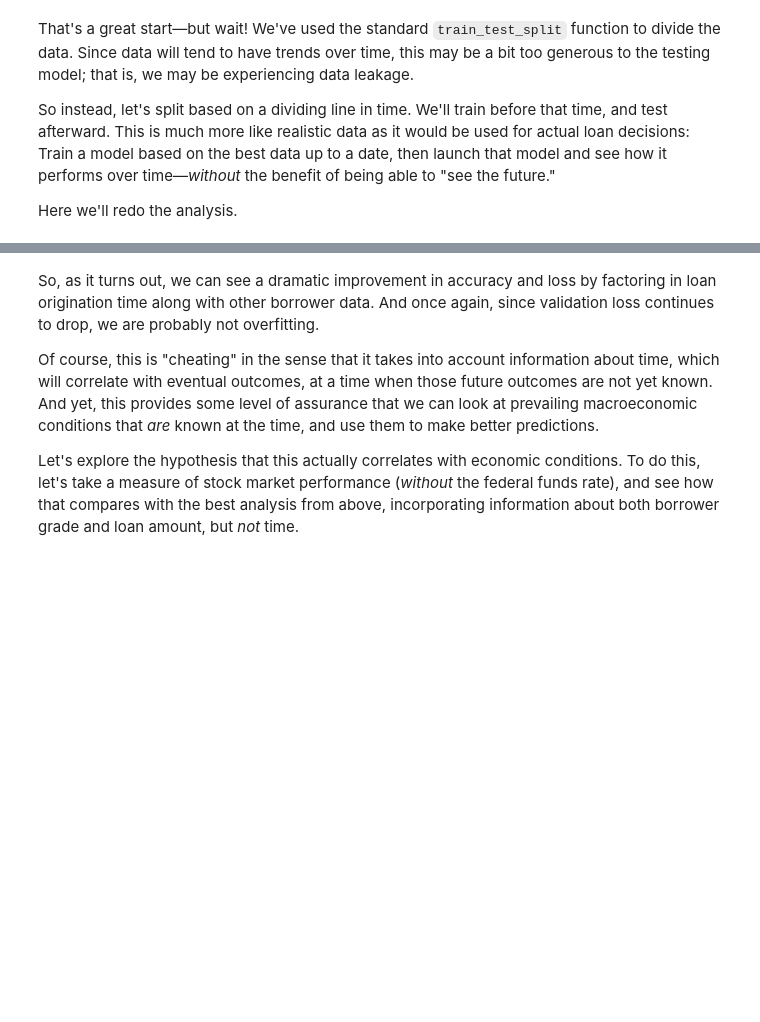
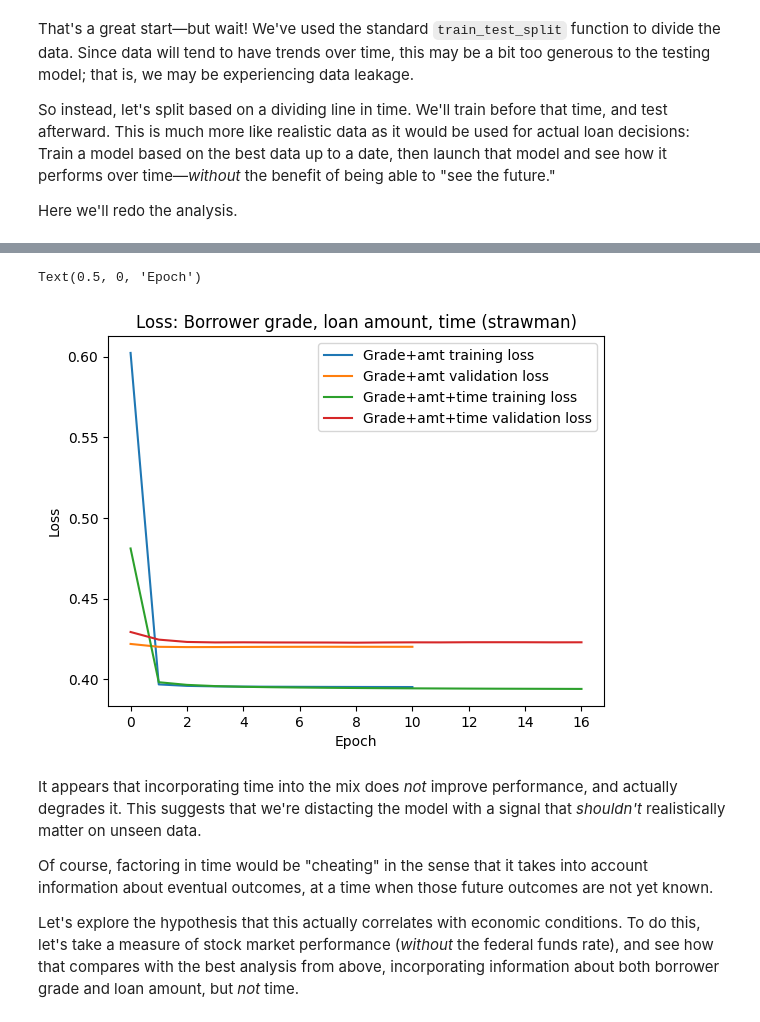
Before and after one commit to jshuma/experimental, a Jupyter notebook: capstone_lendingclub/lendingclub_analysis.ipynb, the cells around one changed output, grey strips where cells are left out. Saved outputs shown, nothing was run; the diff lists cells and outputs as text; code cells hidden in the pictures; blank space fills up the shorter version.

```diff
--- a/capstone_lendingclub/lendingclub_analysis.ipynb
+++ b/capstone_lendingclub/lendingclub_analysis.ipynb
@@ -414,39 +415,42 @@ Now let's see if we can make better predictions by factoring time into this.
 # %%
 df4 = accepted_df[['grade_score', 'loan_amnt', 'issue_d_month_index', 'loan_status_code']].dropna()
 df4 = df4.sample(frac=data_frac)
 
 t = make_column_transformer((StandardScaler(), ['grade_score', 'loan_amnt', 'issue_d_month_index']),
                             remainder='passthrough').set_output(transform="pandas")
 df4_scaled = t.fit_transform(df4)
 
 ## Define X and y, split based on time. Reuse cutoff_index from above.
 df4_scaled_train = df4_scaled[df4['issue_d_month_index'] <= cutoff_index]
 df4_scaled_test = df4_scaled[df4['issue_d_month_index'] > cutoff_index]
 X_train = df4_scaled_train[['standardscaler__grade_score', 'standardscaler__loan_amnt', 'standardscaler__issue_d_month_index']]
 X_test = df4_scaled_test[['standardscaler__grade_score', 'standardscaler__loan_amnt', 'standardscaler__issue_d_month_index']]
 y_train = to_categorical(df4_scaled_train['remainder__loan_status_code'].astype(int))
 y_test = to_categorical(df4_scaled_test['remainder__loan_status_code'].astype(int))
 
 # Train the model
-model = Sequential([
-    Dense(31, activation='relu'),
-    Dense(8, activation='softmax')
-])
-model.compile(optimizer='rmsprop', loss='categorical_crossentropy', metrics=['accuracy'])
-history4 = model.fit(X_train, y_train, epochs=epochs, validation_data=(X_test, y_test))
+model = make_model()
+history4 = model.fit(
+    X_train, y_train, epochs=epochs, validation_data=(X_test, y_test),
+    callbacks=[make_early_stop()], verbose=verbosity)
 
 # Plot the results over time
-plt.plot(history4.history['loss'])
-plt.plot(history4.history['val_loss'])
-plt.legend(['Training loss', 'Validation loss'])
+plt.plot(history3.history['loss'], label="Grade+amt training loss")
+plt.plot(history3.history['val_loss'], label="Grade+amt validation loss")
+plt.plot(history4.history['loss'], label="Grade+amt+time training loss")
+plt.plot(history4.history['val_loss'], label="Grade+amt+time validation loss")
+plt.legend()
 
-plt.title('Model loss')
+plt.title('Loss: Borrower grade, loan amount, time (strawman)')
 plt.ylabel('Loss')
 plt.xlabel('Epoch')
+# %% [output]
+Text(0.5, 0, 'Epoch')
+[figure, added]
 # %% [markdown]
-So, as it turns out, we can see a dramatic improvement in accuracy and loss by factoring in loan origination time along with other borrower data. And once again, since validation loss continues to drop, we are probably not overfitting.
+It appears that incorporating time into the mix does _not_ improve performance, and actually degrades it. This suggests that we're distacting the model with a signal that _shouldn't_ realistically matter on unseen data.
 
-Of course, this is "cheating" in the sense that it takes into account information about time, which will correlate with eventual outcomes, at a time when those future outcomes are not yet known. And yet, this provides some level of assurance that we can look at prevailing macroeconomic conditions that _are_ known at the time, and use them to make better predictions.
+Of course, factoring in time would be "cheating" in the sense that it takes into account information about eventual outcomes, at a time when those future outcomes are not yet known.
 
 Let's explore the hypothesis that this actually correlates with economic conditions. To do this, let's take a measure of stock market performance (_without_ the federal funds rate), and see how that compares with the best analysis from above, incorporating information about both borrower grade and loan amount, but _not_ time.
 # %%
```
Also changed, not shown: parts of 29 cells of this notebook.
